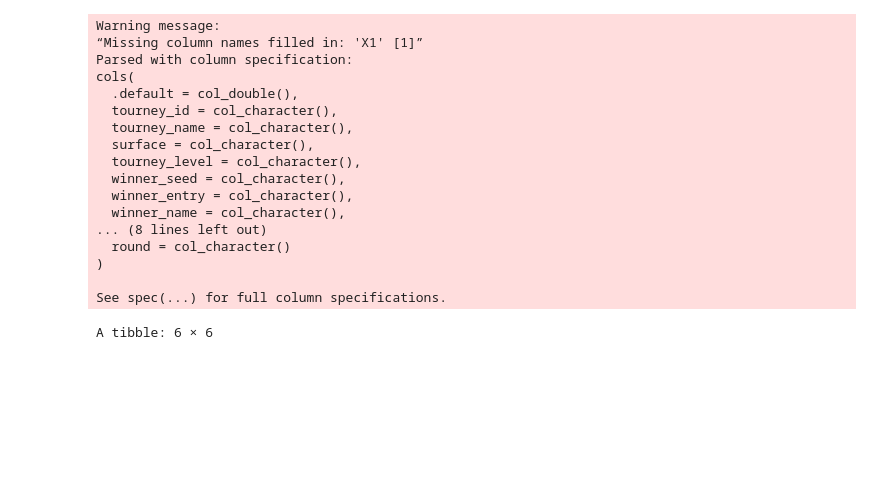
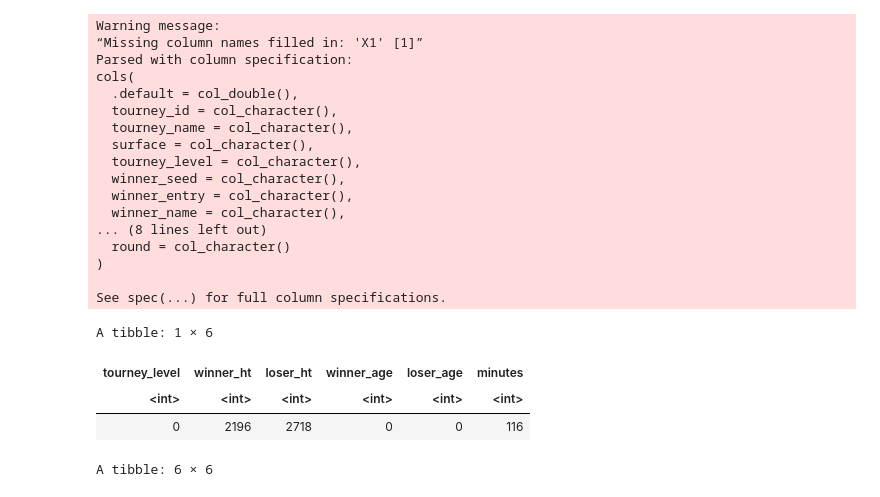
Before and after one commit to browningluke/ubc-dsci100-project, a Jupyter notebook: tennis.ipynb, the cells around one changed output. Saved outputs shown, nothing was run; the diff lists cells and outputs as text; code cells hidden in the pictures; blank space fills up the shorter version.

```diff
--- a/tennis.ipynb
+++ b/tennis.ipynb
@@ -60,6 +41,16 @@ cols(
 )
 
 See spec(...) for full column specifications.
+# %%
+# Count number of NAs
+tennis_raw_data %>%
+    select(tourney_level, winner_ht, loser_ht, winner_age, loser_age, minutes) %>%
+    summarise_all(funs(sum(is.na(.))))
+# %% [output]
+A tibble: 1 × 6
+| tourney_level | winner_ht | loser_ht | winner_age | loser_age | minutes |
+| <int> | <int> | <int> | <int> | <int> | <int> |
+| 0 | 2196 | 2718 | 0 | 0 | 116 |
 # %%
 # Select columns we plan to use, drop rows with missing data & drop rows with tourney level D or F.
 tennis_data <- tennis_raw_data %>%
```
Also changed, not shown: parts of 11 cells of this notebook.
